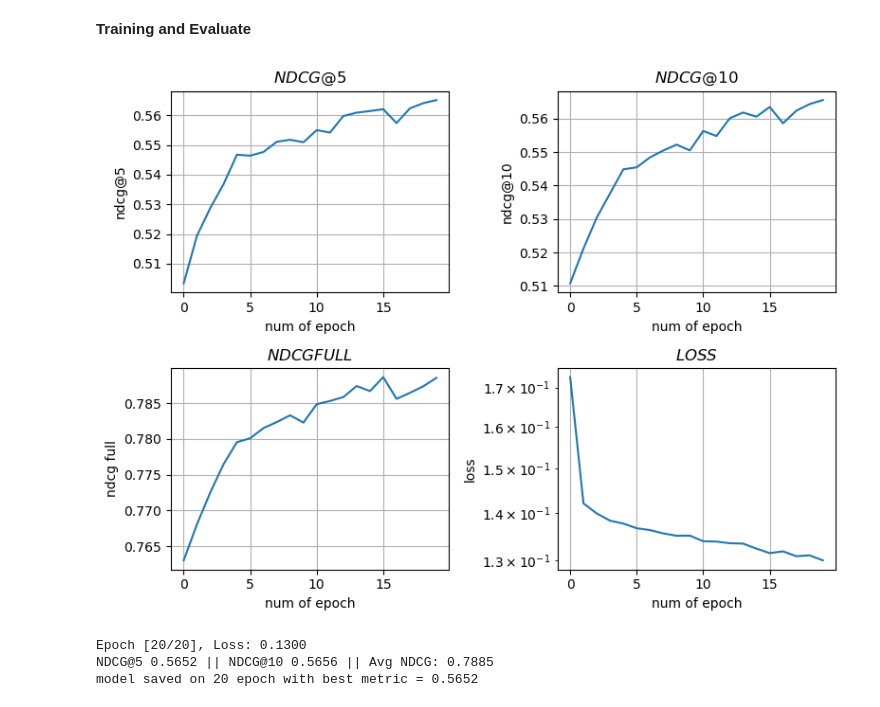
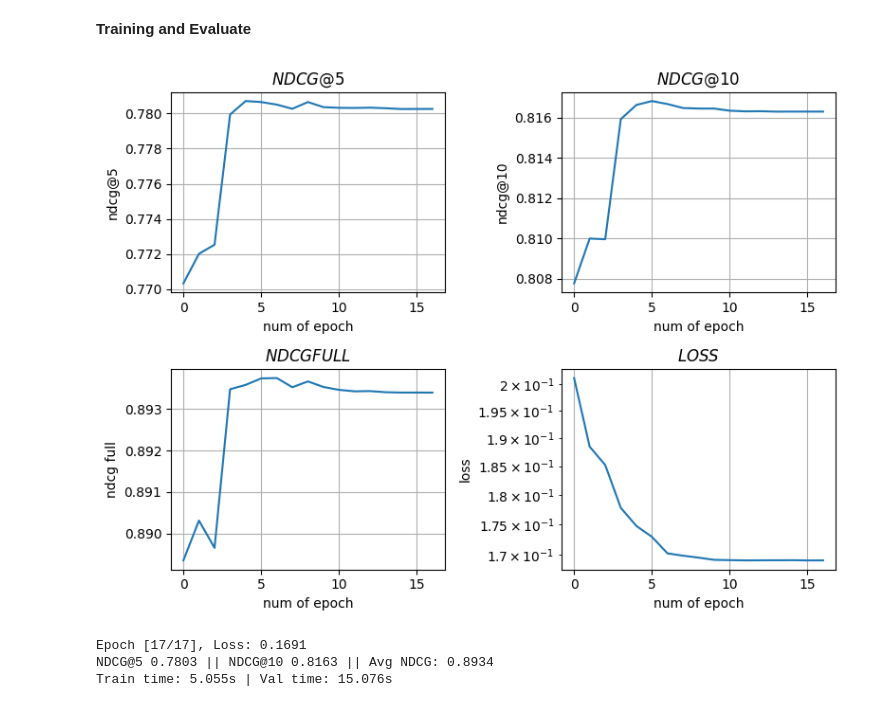
Before and after one commit to Sapr7/Learning-To-Rank, a Jupyter notebook: Transformer/Training and evaluation.ipynb, the cells around one changed output. Drawn from its saved outputs; the diff is of its cells as text; code cells hidden in the pictures.

```diff
--- a/Transformer/Training and evaluation.ipynb
+++ b/Transformer/Training and evaluation.ipynb
@@ -24,16 +24,16 @@ from utils.loss_mask_utils import create_mask, Cross_Entropy_point, ListNet_Loss
 # %%
 device = 'cuda' if torch.cuda.is_available() else 'cpu'
 
-file_path_train = r'/home/aletovv/Learning-To-Rank/Transformer/datasets/datas_full_10k_1.pkl'
-file_path_test = r'/home/aletovv/Learning-To-Rank/Transformer/datasets/datas_full_10k_1.pkl'
+file_path_train = r'/home/data/Learning-To-Rank/data.pkl'
+file_path_test = r'/home/data/Learning-To-Rank/data.pkl'
 
-train_data = preprocess_data(file_path_train, num_docs=850, which=0, is_shuffle=True, device = device)
-val_data = preprocess_data(file_path_test, num_docs=850, which=-1, is_shuffle=True, device = device)
+train_data = preprocess_data(file_path_train, num_docs=140, which=0, is_shuffle=True, device = device)
+val_data = preprocess_data(file_path_test, num_docs=130, which=-1, is_shuffle=True, device = device)
 # %% [output]
 preprocess is done
 preprocess is done
 # %%
-batch_size_train = 256
+batch_size_train = 128
 batch_size_test = 256
 
 train_dataset = Dataset_for_transformer(train_data)
@@ -64,7 +64,7 @@ model_parameters = {'d_model' : 512,
 def get_model_and_params(model_params = model_parameters, optimizer = optim.AdamW, scheduler = None, initial_lr = 1e-3):
     model = make_Encoder_model(**model_params)
     opt = optimizer(model.parameters(), lr = initial_lr)
-    scheduler = scheduler(opt) if scheduler != None else None
+    scheduler = scheduler(opt, step_size=3, gamma=0.1) if scheduler != None else None
 
     return model, opt, scheduler
 
@@ -88,7 +88,7 @@ def get_train_params(model_params=model_parameters, optimizer=optim.AdamW, sched
 # %% [markdown]
 **Training and Evaluate**
 # %%
-def get_experiment_n_times(n_times,path_to_save, model_params=model_parameters, optimizer=optim.AdamW, scheduler=None, initial_lr=1e-3, val_loader=val_loader,train_loader=train_loader,
+def get_experiment_n_times(n_times,path_to_save, model_params=model_parameters, optimizer=optim.AdamW, scheduler=torch.optim.lr_scheduler.StepLR, initial_lr=1e-3, val_loader=val_loader,train_loader=train_loader,
                             loss_fn = Combined_Loss(), num_epochs = 25, create_mask=create_mask, score_fn=ndcg_score, name='best model'):
     losses, metrics = {}, {}
 
@@ -104,13 +104,13 @@ def get_experiment_n_times(n_times,path_to_save, model_params=model_parameters,
 
     return [losses, metrics]
 # %%
-path_to_save = 'example.pkl'
-n_times = 1
-num_epochs = 20
+path_to_save = 'yahoo_set1_1.pkl'
+n_times = 3
+num_epochs = 17
 
 losses, metrics = get_experiment_n_times(n_times=n_times,path_to_save=path_to_save, num_epochs=num_epochs, loss_fn=Cross_Entropy_point())
 # %% [output]
-[figure, old version]
+[figure, new version]
-Epoch [20/20], Loss: 0.1300
-NDCG@5 0.5652 || NDCG@10 0.5656 || Avg NDCG: 0.7885
-model saved on 20 epoch with best metric = 0.5652
+Epoch [17/17], Loss: 0.1691
+NDCG@5 0.7803 || NDCG@10 0.8163 || Avg NDCG: 0.8934
+Train time: 5.055s | Val time: 15.076s
```
Also changed, not shown: parts of 1 cell of this notebook, 3 other files.
